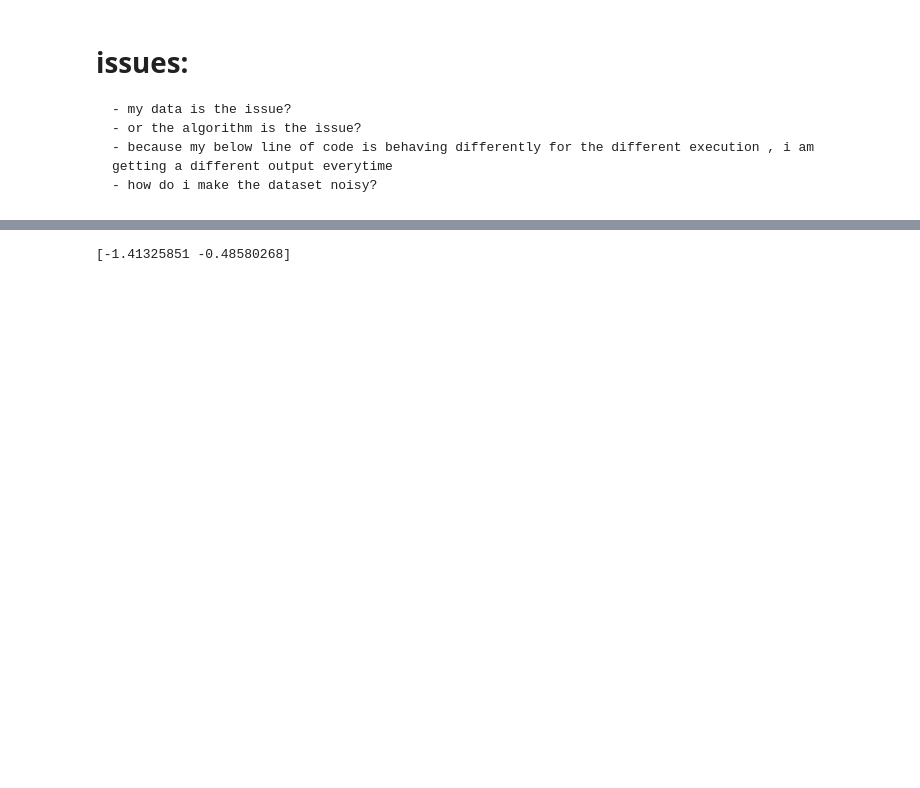
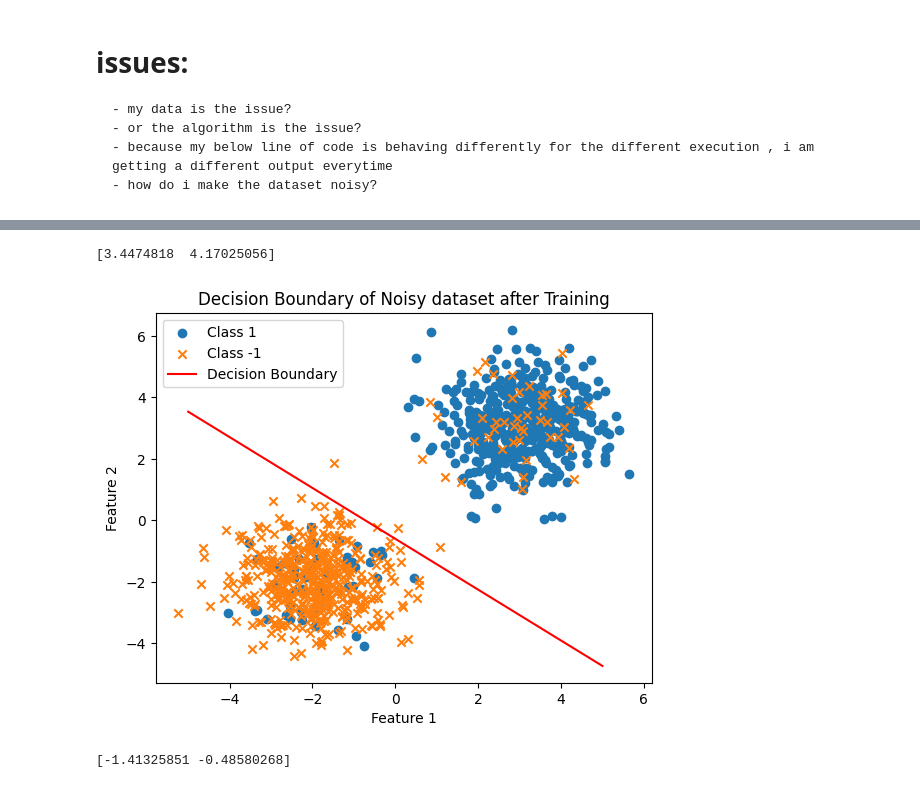
Before and after one commit to mridulpant2010/CS5480-deeplearning, a Jupyter notebook: assignment1.ipynb, the cells around one changed output, grey strips where cells are left out. Saved outputs shown, nothing was run; the diff lists cells and outputs as text; code cells hidden in the pictures; blank space fills up the shorter version.

```diff
--- a/assignment1.ipynb
+++ b/assignment1.ipynb
@@ -180,3 +206,13 @@ if __name__ == "__main__":
+# %%
+perceptron_noisy = Perceptron(1000) # criteria to chose the hyperparameter
+perceptron_noisy.pla_train(features,labels)
+print(perceptron_noisy.weights)
+
+
+plot_decision_boundary(features, labels, perceptron_noisy.weights, perceptron_noisy.bias, title='Decision Boundary of Noisy dataset after Training')
+# %% [output]
+[3.4474818  4.17025056]
+[figure, added]
 # %%
 perceptron2 = Perceptron(10) # criteria to chose the hyperparameter
 perceptron2.pla_train(data,labels)
```
Also changed, not shown: parts of 10 cells of this notebook.
